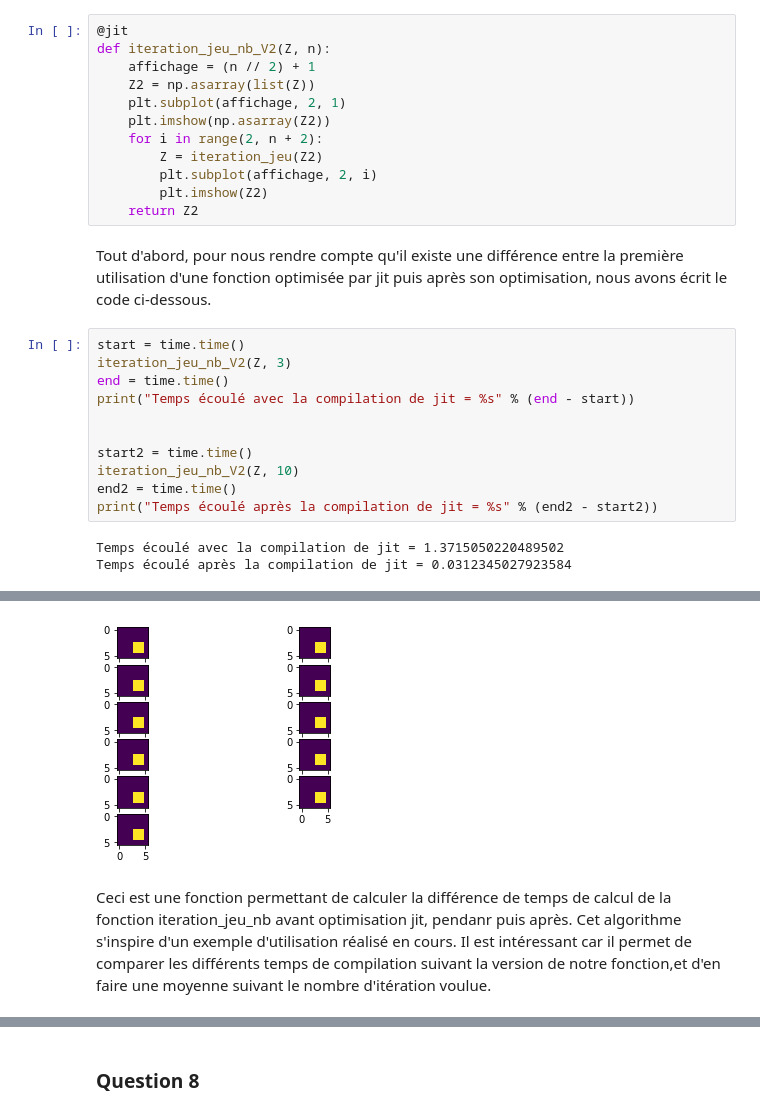
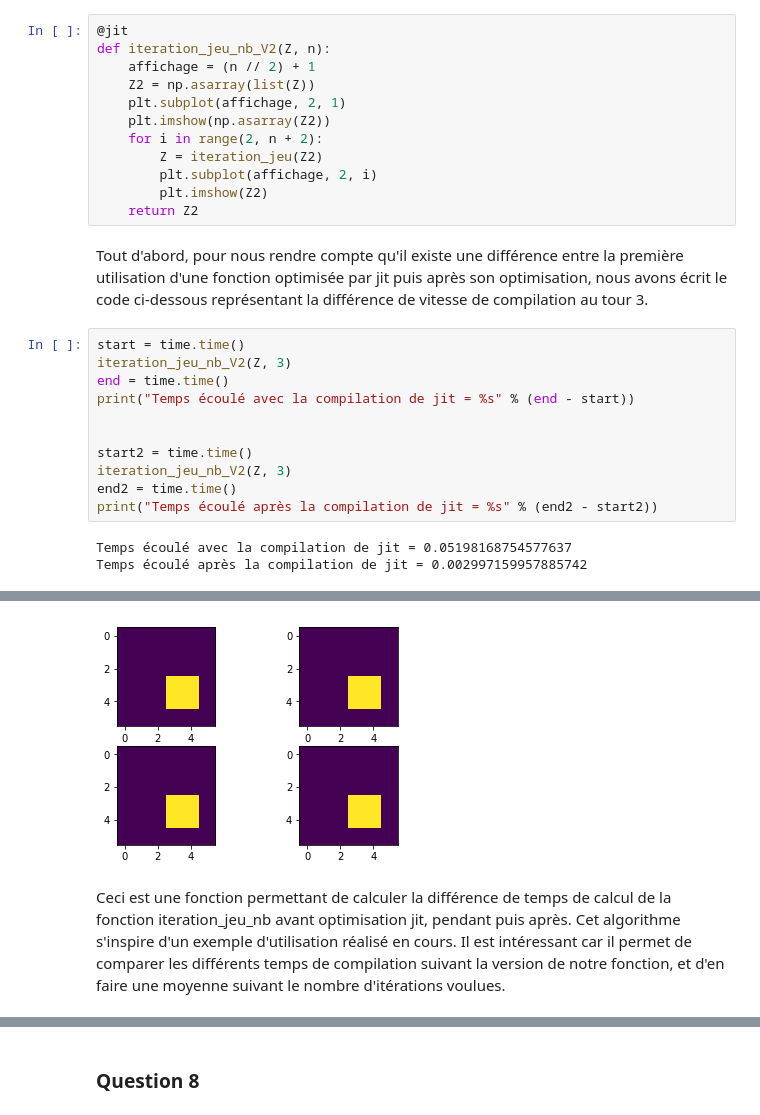
Before and after one commit to julienjoly/projet-python-HMMA238, a Jupyter notebook: notebook_tp_Massol_Joly.ipynb, the cells around one changed output, grey strips where cells are left out. Saved outputs shown, nothing was run; the diff lists cells and outputs as text.

```diff
--- a/notebook_tp_Massol_Joly.ipynb
+++ b/notebook_tp_Massol_Joly.ipynb
@@ -99,7 +99,7 @@ def iteration_jeu_nb_V2(Z, n):
         plt.imshow(Z2)
     return Z2
 # %% [markdown]
-Tout d'abord, pour nous rendre compte qu'il existe une différence entre la première utilisation d'une fonction optimisée par jit puis après son optimisation, nous avons écrit le code ci-dessous.
+Tout d'abord, pour nous rendre compte qu'il existe une différence entre la première utilisation d'une fonction optimisée par jit puis après son optimisation, nous avons écrit le code ci-dessous représentant la différence de vitesse de compilation au tour 3.
 # %%
 start = time.time()
 iteration_jeu_nb_V2(Z, 3)
@@ -108,9 +108,9 @@ print("Temps écoulé avec la compilation de jit = %s" % (end - start))
 
 
 start2 = time.time()
-iteration_jeu_nb_V2(Z, 10)
+iteration_jeu_nb_V2(Z, 3)
 end2 = time.time()
 print("Temps écoulé après la compilation de jit = %s" % (end2 - start2))
 # %% [output]
-Temps écoulé avec la compilation de jit = 1.3715050220489502
-Temps écoulé après la compilation de jit = 0.0312345027923584
+Temps écoulé avec la compilation de jit = 0.05198168754577637
+Temps écoulé après la compilation de jit = 0.002997159957885742
@@ -119,6 +117,6 @@ Adding an axes using the same arguments as a previous axes currently reuses the
-[figure, old version]
+[figure, new version]
 # %% [markdown]
-Ceci est une fonction permettant de calculer la différence de temps de calcul de la fonction iteration_jeu_nb avant optimisation jit, pendanr puis après. Cet algorithme s'inspire d'un exemple d'utilisation réalisé en cours. Il est intéressant car il permet de comparer les différents temps de compilation suivant la version de notre fonction,et d'en faire une moyenne suivant le nombre d'itération voulue.
+Ceci est une fonction permettant de calculer la différence de temps de calcul de la fonction iteration_jeu_nb avant optimisation jit, pendant puis après. Cet algorithme s'inspire d'un exemple d'utilisation réalisé en cours. Il est intéressant car il permet de comparer les différents temps de compilation suivant la version de notre fonction, et d'en faire une moyenne suivant le nombre d'itérations voulues.
 # %%
 # Nous définissons nos variables de stockage.
 t0 = []
```
Also changed, not shown: parts of 14 cells of this notebook, 1 other file.
